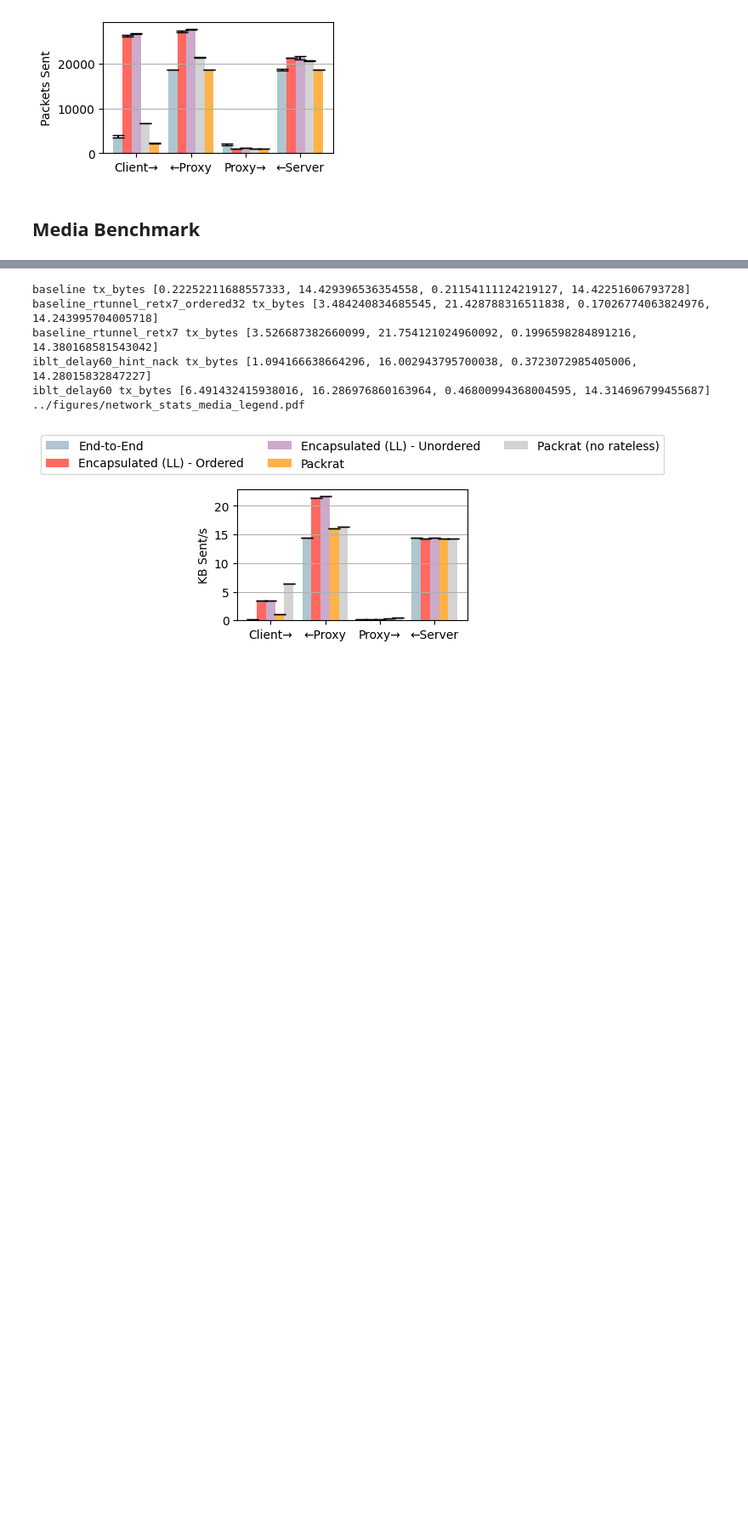
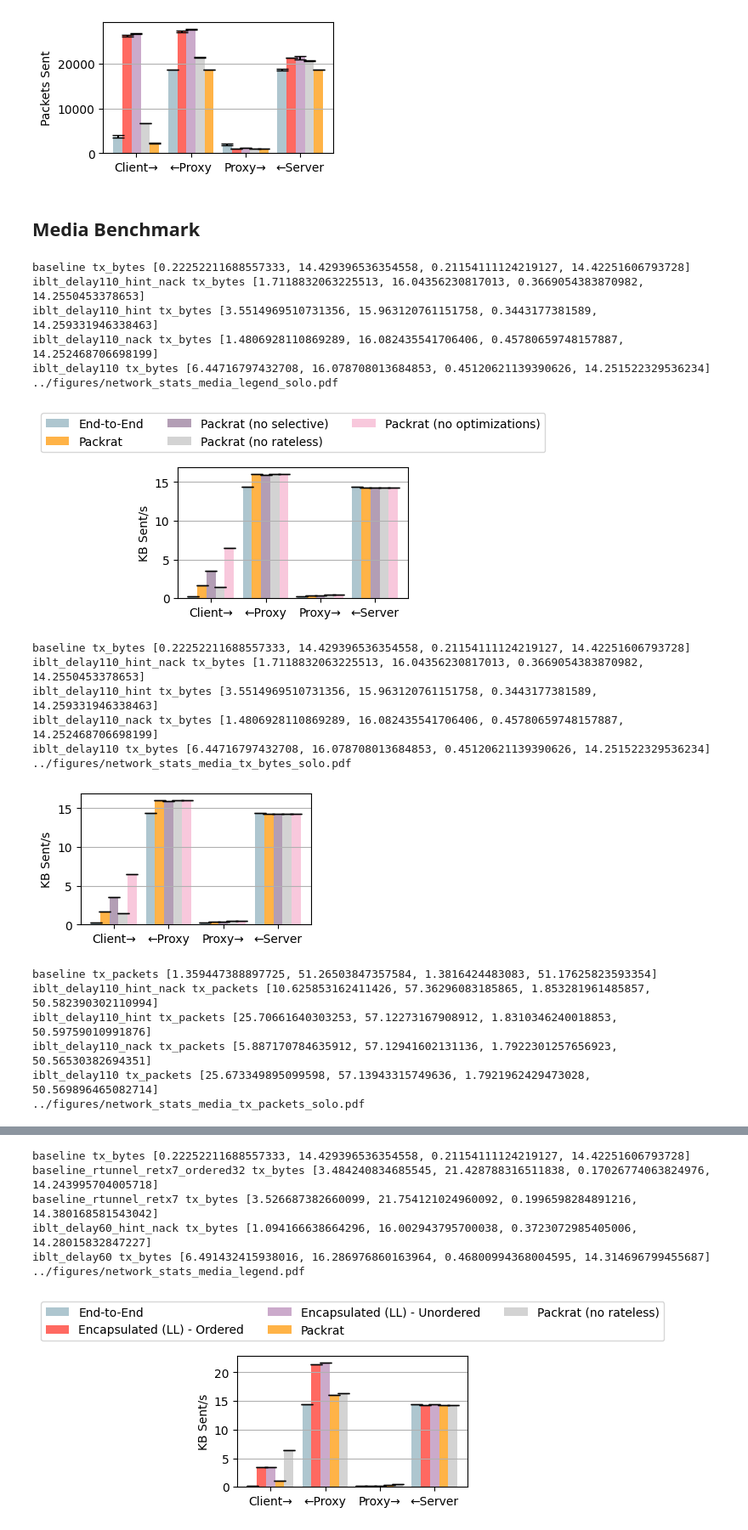
Before and after one commit to StanfordSNR/sidekick-downloads, a Jupyter notebook: notebook/network_statistics.ipynb, the cells around one changed output, grey strips where cells are left out. Shown at 85% size. Saved outputs shown, nothing was run; the diff lists cells and outputs as text; code cells hidden in the pictures; blank space fills up the shorter version.

```diff
--- a/notebook/network_statistics.ipynb
+++ b/notebook/network_statistics.ipynb
@@ -184,3 +213,44 @@ picoquic_iblt_20ms_hint tx_packets [2241.5, 18641.5, 1064.0, 18632.0]
 [figure]
 # %% [markdown]
 ## Media Benchmark
+# %%
+execute = True
+duration = 180
+
+def gen_labels():
+    labels = [
+        'baseline',
+        #'baseline_rtunnel_retx7_ordered32',
+        #'baseline_rtunnel_retx7',
+        f'iblt_delay{ACK_DELAY_SAT_LONG}_hint_nack',
+        f'iblt_delay{ACK_DELAY_SAT_LONG}_hint',
+        f'iblt_delay{ACK_DELAY_SAT_LONG}_nack',
+        f'iblt_delay{ACK_DELAY_SAT_LONG}',
+    ]
+    return labels
+
+media_data = parse_media_data(execute=execute, duration=duration, labels=gen_labels())
+plot_network_statistics(media_data, gen_labels(), 'tx_bytes', ylabel='KB Sent/s', pdf='../figures/network_stats_media_legend_solo.pdf', style=True, plot_yerr=True, legend=True)
+plot_network_statistics(media_data, gen_labels(), 'tx_bytes', ylabel='KB Sent/s', pdf='../figures/network_stats_media_tx_bytes_solo.pdf', style=True, plot_yerr=True)
+plot_network_statistics(media_data, gen_labels(), 'tx_packets', ylabel='Packets Sent/s', pdf='../figures/network_stats_media_tx_packets_solo.pdf', style=True, plot_yerr=True)
+# %% [output]
+baseline tx_bytes [0.22252211688557333, 14.429396536354558, 0.21154111124219127, 14.42251606793728]
+iblt_delay110_hint_nack tx_bytes [1.7118832063225513, 16.04356230817013, 0.3669054383870982, 14.2550453378653]
+iblt_delay110_hint tx_bytes [3.5514969510731356, 15.963120761151758, 0.3443177381589, 14.259331946338463]
+iblt_delay110_nack tx_bytes [1.4806928110869289, 16.082435541706406, 0.45780659748157887, 14.252468706698199]
+iblt_delay110 tx_bytes [6.44716797432708, 16.078708013684853, 0.45120621139390626, 14.251522329536234]
+../figures/network_stats_media_legend_solo.pdf
+[figure, added]
+baseline tx_bytes [0.22252211688557333, 14.429396536354558, 0.21154111124219127, 14.42251606793728]
+iblt_delay110_hint_nack tx_bytes [1.7118832063225513, 16.04356230817013, 0.3669054383870982, 14.2550453378653]
+iblt_delay110_hint tx_bytes [3.5514969510731356, 15.963120761151758, 0.3443177381589, 14.259331946338463]
+iblt_delay110_nack tx_bytes [1.4806928110869289, 16.082435541706406, 0.45780659748157887, 14.252468706698199]
+iblt_delay110 tx_bytes [6.44716797432708, 16.078708013684853, 0.45120621139390626, 14.251522329536234]
+../figures/network_stats_media_tx_bytes_solo.pdf
+[figure, added]
+baseline tx_packets [1.359447388897725, 51.26503847357584, 1.3816424483083, 51.17625823593354]
+iblt_delay110_hint_nack tx_packets [10.625853162411426, 57.36296083185865, 1.853281961485857, 50.582390302110994]
+iblt_delay110_hint tx_packets [25.70661640303253, 57.12273167908912, 1.8310346240018853, 50.59759010991876]
+iblt_delay110_nack tx_packets [5.887170784635912, 57.12941602131136, 1.7922301257656923, 50.56530382694351]
+iblt_delay110 tx_packets [25.673349895099598, 57.13943315749636, 1.7921962429473028, 50.569896465082714]
+../figures/network_stats_media_tx_packets_solo.pdf
```
Also changed, not shown: parts of 2 cells of this notebook, 1 other file.
